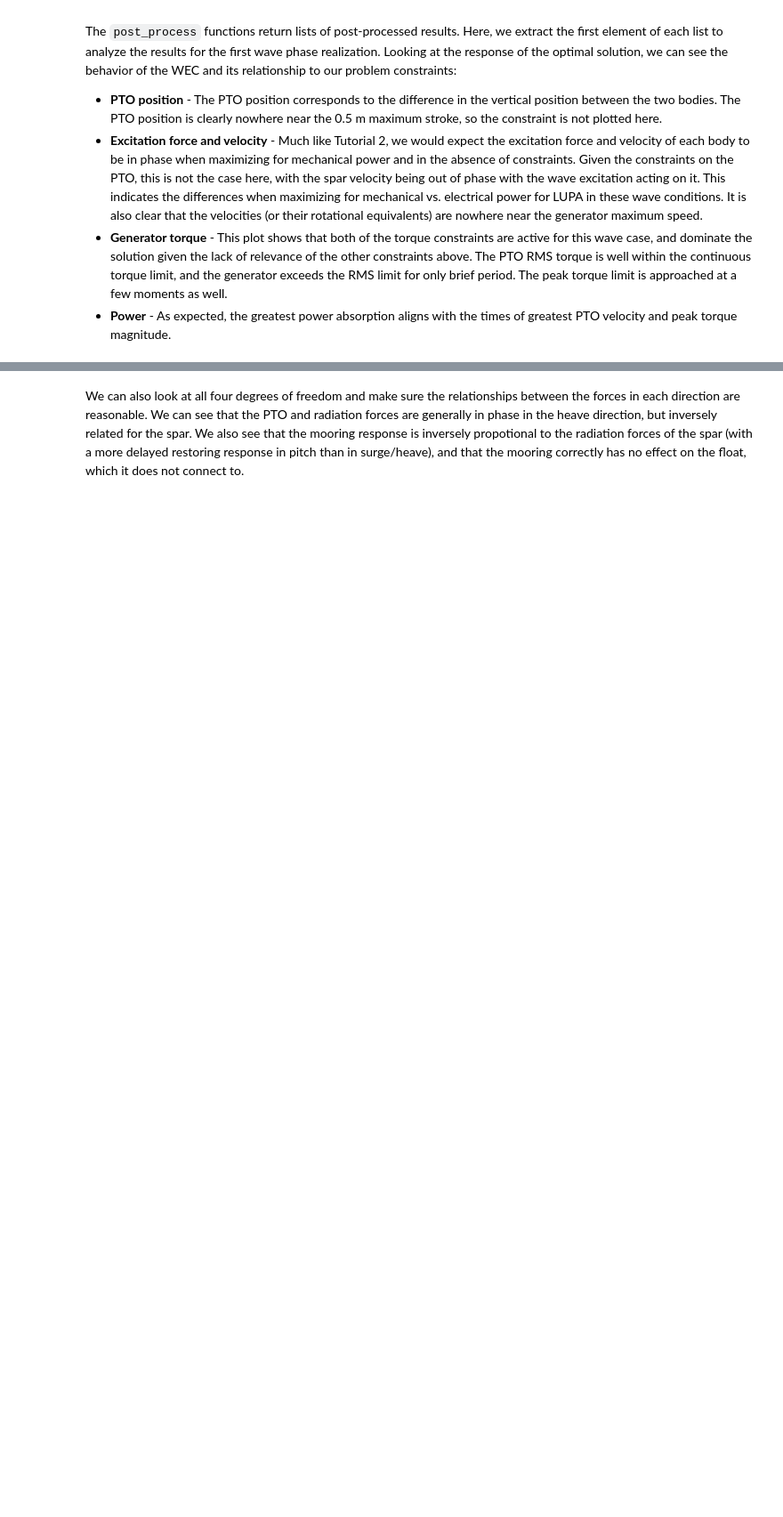
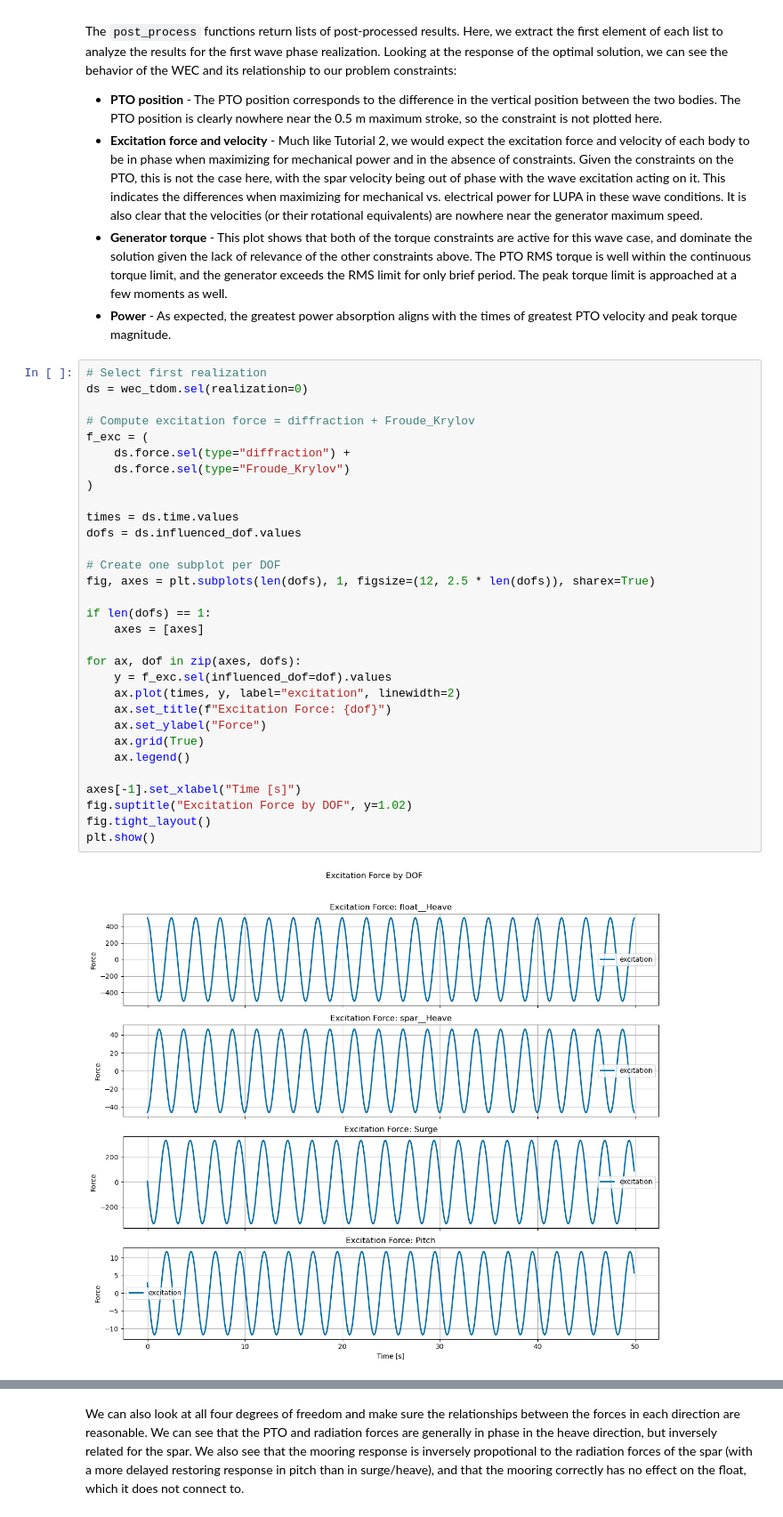
Before and after one commit to jtgrasb/WecOptTool, a Jupyter notebook: examples/tutorial_3_LUPA.ipynb, the cells around one changed output, grey strips where cells are left out. Shown at 89% size. Cells and saved outputs as stored; diff of their text form; blank space fills up the shorter version.

```diff
--- a/examples/tutorial_3_LUPA.ipynb
+++ b/examples/tutorial_3_LUPA.ipynb
@@ -943,3 +943,36 @@ It is also clear that the velocities (or their rotational equivalents) are nowhe
 The PTO RMS torque is well within the continuous torque limit, and the generator exceeds the RMS limit for only brief period.
 The peak torque limit is approached at a few moments as well.
 * __Power__ - As expected, the greatest power absorption aligns with the times of greatest PTO velocity and peak torque magnitude.
+# %%
+# Select first realization
+ds = wec_tdom.sel(realization=0)
+
+# Compute excitation force = diffraction + Froude_Krylov
+f_exc = (
+    ds.force.sel(type="diffraction") +
+    ds.force.sel(type="Froude_Krylov")
+)
+
+times = ds.time.values
+dofs = ds.influenced_dof.values
+
+# Create one subplot per DOF
+fig, axes = plt.subplots(len(dofs), 1, figsize=(12, 2.5 * len(dofs)), sharex=True)
+
+if len(dofs) == 1:
+    axes = [axes]
+
+for ax, dof in zip(axes, dofs):
+    y = f_exc.sel(influenced_dof=dof).values
+    ax.plot(times, y, label="excitation", linewidth=2)
+    ax.set_title(f"Excitation Force: {dof}")
+    ax.set_ylabel("Force")
+    ax.grid(True)
+    ax.legend()
+
+axes[-1].set_xlabel("Time [s]")
+fig.suptitle("Excitation Force by DOF", y=1.02)
+fig.tight_layout()
+plt.show()
+# %% [output]
+[figure, added]
```
Also changed, not shown: parts of 6 cells of this notebook, 17 other files.
